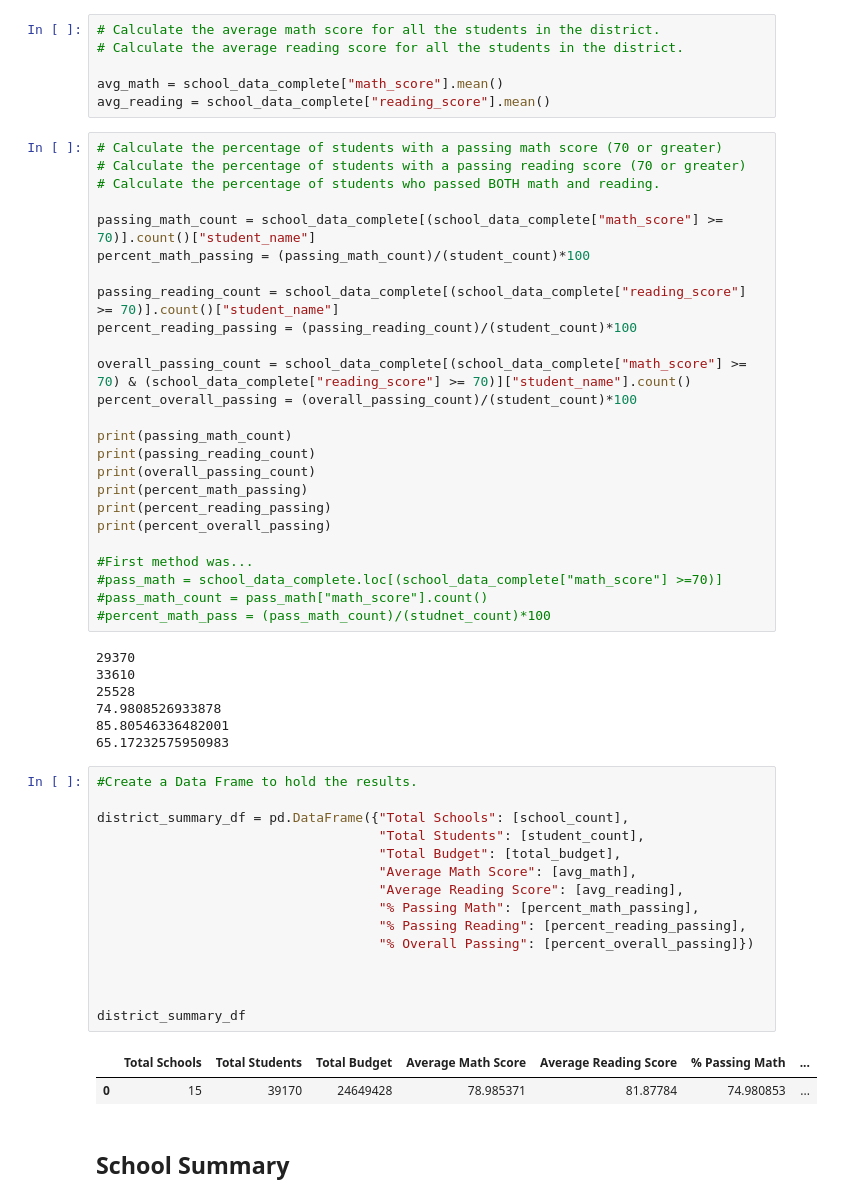
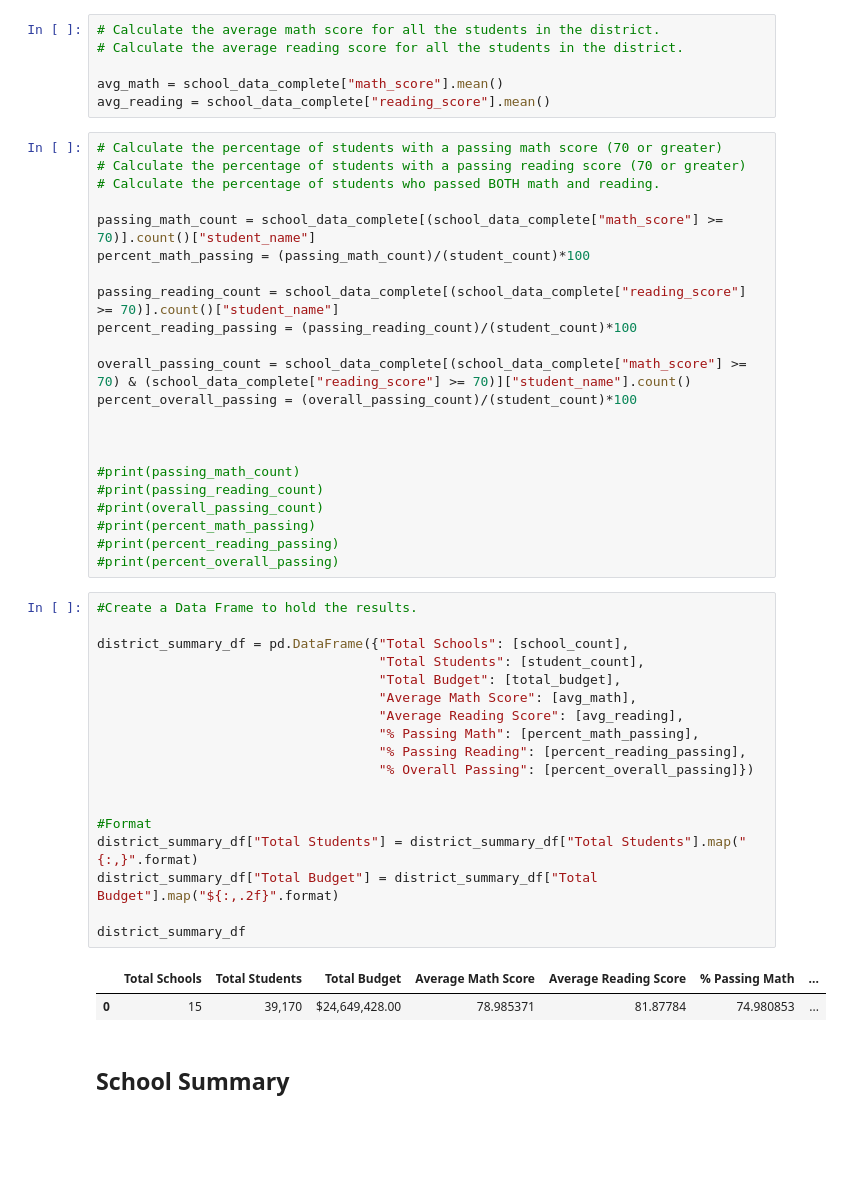
Before and after one commit to norojordan/Pandas-Challenge, a Jupyter notebook: PyCitySchools/PyCitySchools_starter.ipynb, the cells around one changed output. Saved outputs shown, nothing was run; the diff lists cells and outputs as text; blank space fills up the shorter version.

```diff
--- a/PyCitySchools/PyCitySchools_starter.ipynb
+++ b/PyCitySchools/PyCitySchools_starter.ipynb
@@ -84,42 +82,35 @@ percent_reading_passing = (passing_reading_count)/(student_count)*100
 overall_passing_count = school_data_complete[(school_data_complete["math_score"] >= 70) & (school_data_complete["reading_score"] >= 70)]["student_name"].count()
 percent_overall_passing = (overall_passing_count)/(student_count)*100
 
-print(passing_math_count)
-print(passing_reading_count)
-print(overall_passing_count)
-print(percent_math_passing)
-print(percent_reading_passing)
-print(percent_overall_passing)
 
-#First method was...
-#pass_math = school_data_complete.loc[(school_data_complete["math_score"] >=70)]
-#pass_math_count = pass_math["math_score"].count()
-#percent_math_pass = (pass_math_count)/(studnet_count)*100
+
+#print(passing_math_count)
+#print(passing_reading_count)
+#print(overall_passing_count)
+#print(percent_math_passing)
+#print(percent_reading_passing)
+#print(percent_overall_passing)
-# %% [output]
-29370
-33610
-25528
-74.9808526933878
-85.80546336482001
-65.17232575950983
 # %%
 #Create a Data Frame to hold the results.
 
 district_summary_df = pd.DataFrame({"Total Schools": [school_count],
                                     "Total Students": [student_count],
                                     "Total Budget": [total_budget],
                                     "Average Math Score": [avg_math],
                                     "Average Reading Score": [avg_reading],
                                     "% Passing Math": [percent_math_passing],
                                     "% Passing Reading": [percent_reading_passing],
                                     "% Overall Passing": [percent_overall_passing]})
 
 
+#Format
+district_summary_df["Total Students"] = district_summary_df["Total Students"].map("{:,}".format)
+district_summary_df["Total Budget"] = district_summary_df["Total Budget"].map("${:,.2f}".format)
 
 district_summary_df
 # %% [output]
 |  | Total Schools | Total Students | Total Budget | Average Math Score | Average Reading Score | % Passing Math | ... |
-| 0 | 15 | 39170 | 24649428 | 78.985371 | 81.87784 | 74.980853 | ... |
+| 0 | 15 | 39,170 | $24,649,428.00 | 78.985371 | 81.87784 | 74.980853 | ... |
 # %% [markdown]
 ## School Summary
 # %%
```
Also changed, not shown: parts of 8 cells of this notebook.
